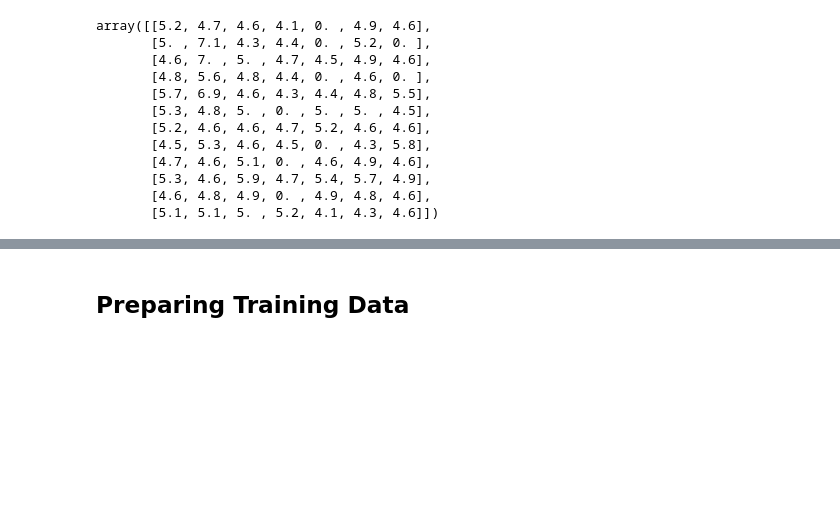
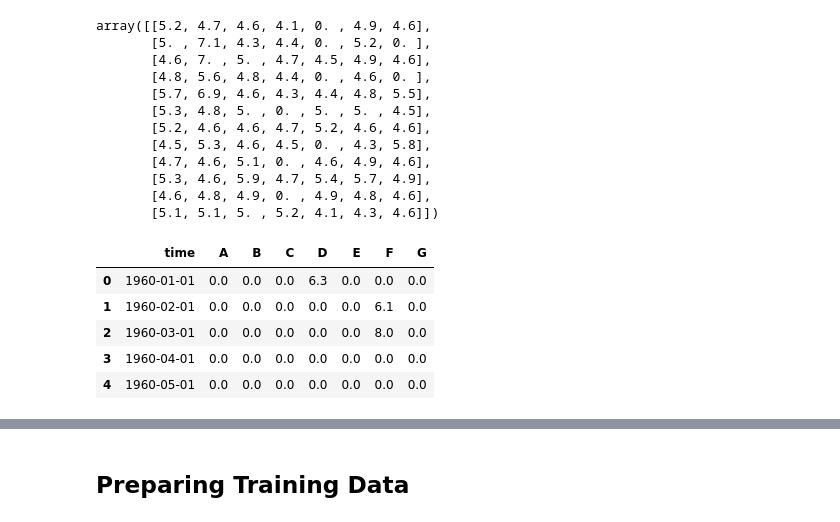
Before and after one commit to eupho73/TER-BNN, a Jupyter notebook: data/nn/Bayesian_LSTM.ipynb, the cells around one changed output, grey strips where cells are left out. Drawn from its saved outputs; the diff is of its cells as text; code cells hidden in the pictures; blank space fills up the shorter version.

```diff
--- a/data/nn/Bayesian_LSTM.ipynb
+++ b/data/nn/Bayesian_LSTM.ipynb
@@ -405,6 +405,16 @@ array([[5.2, 4.7, 4.6, 4.1, 0. , 4.9, 4.6],
 # Save for later
 data_int = pd.DataFrame(max_mag, index=data_freq.index, columns=list("ABCDEFG"))
 data_int.to_csv("max_mag_by_month.csv")
+# %%
+data_int = pd.read_csv("max_mag_by_month.csv")
+data_int.head()
+# %% [output]
+|  | time | A | B | C | D | E | F | G |
+| 0 | 1960-01-01 | 0.0 | 0.0 | 0.0 | 6.3 | 0.0 | 0.0 | 0.0 |
+| 1 | 1960-02-01 | 0.0 | 0.0 | 0.0 | 0.0 | 0.0 | 6.1 | 0.0 |
+| 2 | 1960-03-01 | 0.0 | 0.0 | 0.0 | 0.0 | 0.0 | 8.0 | 0.0 |
+| 3 | 1960-04-01 | 0.0 | 0.0 | 0.0 | 0.0 | 0.0 | 0.0 | 0.0 |
+| 4 | 1960-05-01 | 0.0 | 0.0 | 0.0 | 0.0 | 0.0 | 0.0 | 0.0 |
 # %%
 import plotly.express as px
 
```
Also changed, not shown: parts of 20 cells of this notebook, 17 other files.
